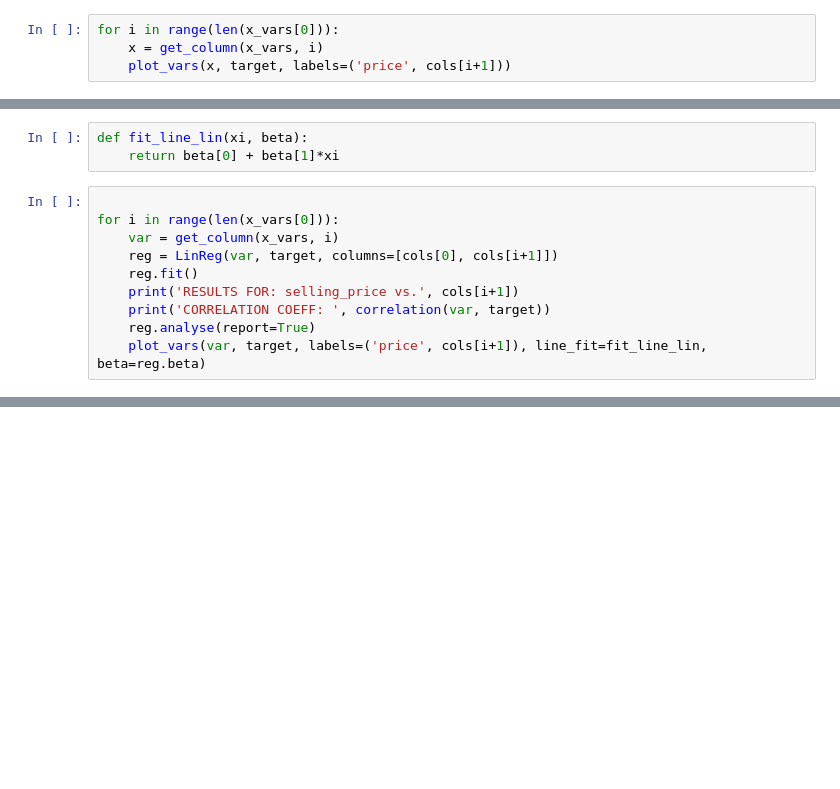
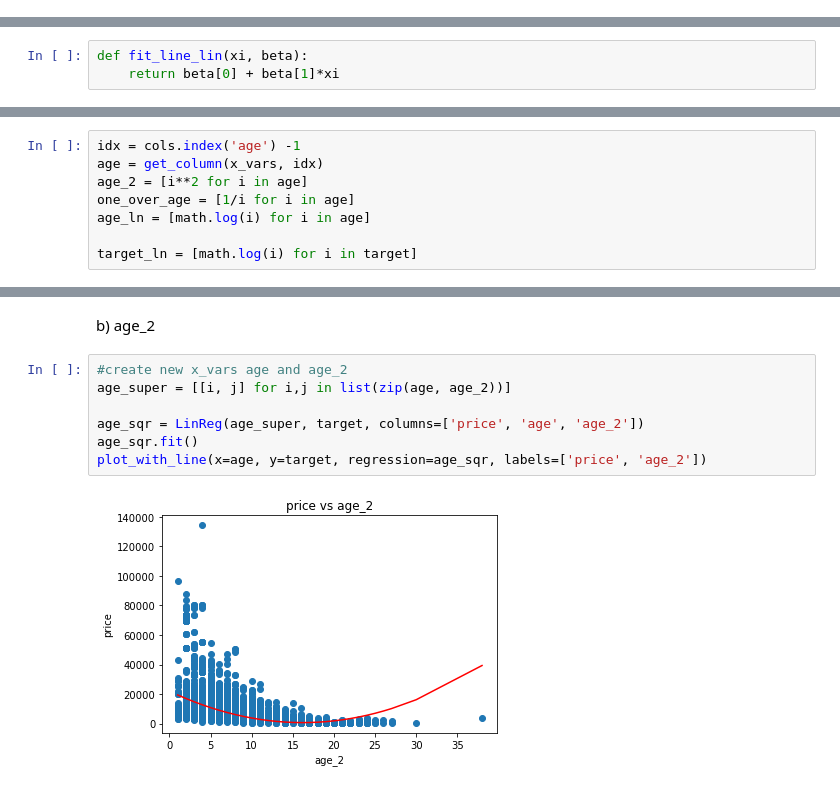
Before and after one commit to pdoms/project_i, a Jupyter notebook: src/examples/cars_p_nb.ipynb, the cells around one changed output, grey strips where cells are left out. Drawn from its saved outputs; the diff is of its cells as text; blank space fills up the shorter version.

```diff
--- a/src/examples/cars_p_nb.ipynb
+++ b/src/examples/cars_p_nb.ipynb
@@ -174,4 +223,0 @@ def plot_vars(x,y,labels=('', ''), save=False, line_fit=None, beta=[]):
-# %%
-for i in range(len(x_vars[0])):
-    x = get_column(x_vars, i)
-    plot_vars(x, target, labels=('price', cols[i+1]))
@@ -191,13 +228,3 @@ for i in range(len(x_vars[0])):
 # %%
 def fit_line_lin(xi, beta):
     return beta[0] + beta[1]*xi
-# %%
-
-for i in range(len(x_vars[0])):
-    var = get_column(x_vars, i)
-    reg = LinReg(var, target, columns=[cols[0], cols[i+1]])
-    reg.fit()
-    print('RESULTS FOR: selling_price vs.', cols[i+1])
-    print('CORRELATION COEFF: ', correlation(var, target))
-    reg.analyse(report=True)
-    plot_vars(var, target, labels=('price', cols[i+1]), line_fit=fit_line_lin, beta=reg.beta)
@@ -388,0 +231,8 @@ plt.show()
+# %%
+idx = cols.index('age') -1
+age = get_column(x_vars, idx)
+age_2 = [i**2 for i in age]
+one_over_age = [1/i for i in age]
+age_ln = [math.log(i) for i in age]
+
+target_ln = [math.log(i) for i in target]
@@ -388,0 +247,11 @@ plt.show()
+# %% [markdown]
+b) age_2
+# %%
+#create new x_vars age and age_2
+age_super = [[i, j] for i,j in list(zip(age, age_2))]
+
+age_sqr = LinReg(age_super, target, columns=['price', 'age', 'age_2'])
+age_sqr.fit()
+plot_with_line(x=age, y=target, regression=age_sqr, labels=['price', 'age_2'])
+# %% [output]
+[figure, added]
```
Also changed, not shown: parts of 68 cells of this notebook, 14 other files.
